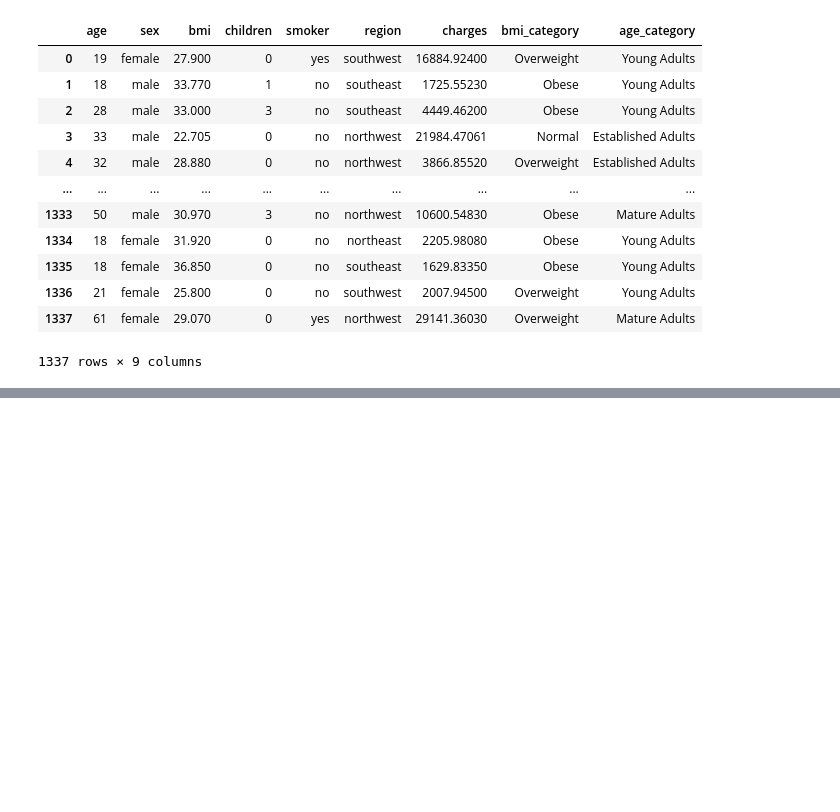
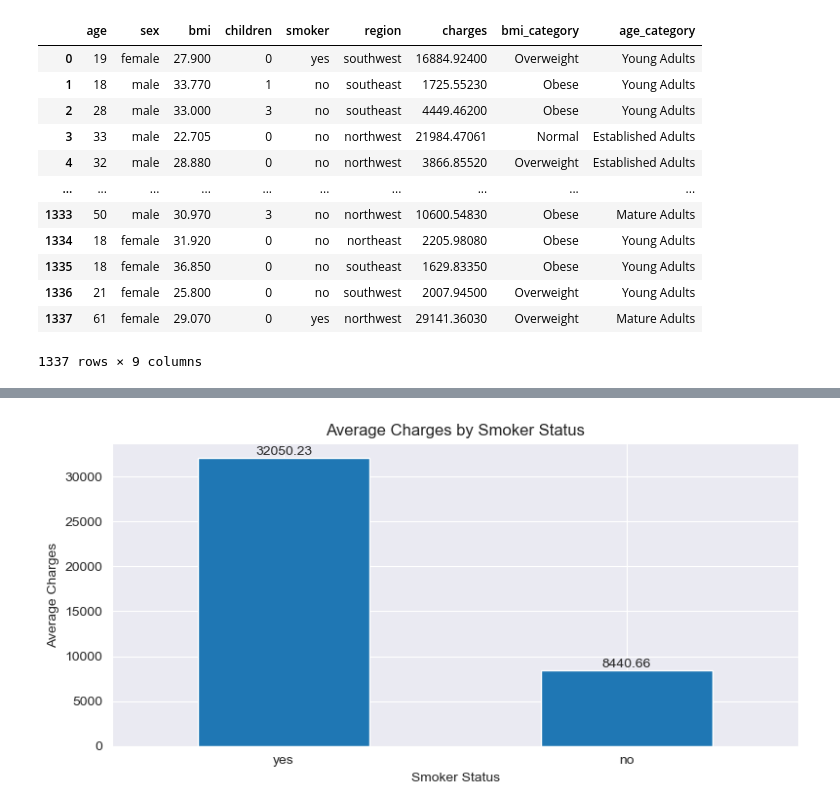
Before and after one commit to fikrifaizz/claim-dashboard-for-hr-monitoring, a Jupyter notebook: notebooks/eda.ipynb, the cells around one changed output, grey strips where cells are left out. Saved outputs shown, nothing was run; the diff lists cells and outputs as text; code cells hidden in the pictures; blank space fills up the shorter version.

```diff
--- a/notebooks/eda.ipynb
+++ b/notebooks/eda.ipynb
@@ -144,0 +192,13 @@ age_category_group(data)
+# %%
+charges_by_smoker_status = data.groupby("smoker")["charges"].mean()
+charges_by_smoker_status = charges_by_smoker_status.sort_values(ascending=False)
+ax = charges_by_smoker_status.plot(kind="bar", figsize=(8, 4))
+ax.tick_params(axis='x', labelrotation=0)
+ax.set_xlabel("Smoker Status")
+ax.set_ylabel("Average Charges")
+ax.set_title("Average Charges by Smoker Status")
+for container in ax.containers:
+    ax.bar_label(container, fmt="%.2f", )
+plt.tight_layout()
+# %% [output]
+[figure, added]
```
Also changed, not shown: parts of 8 cells of this notebook, 6 other files.
